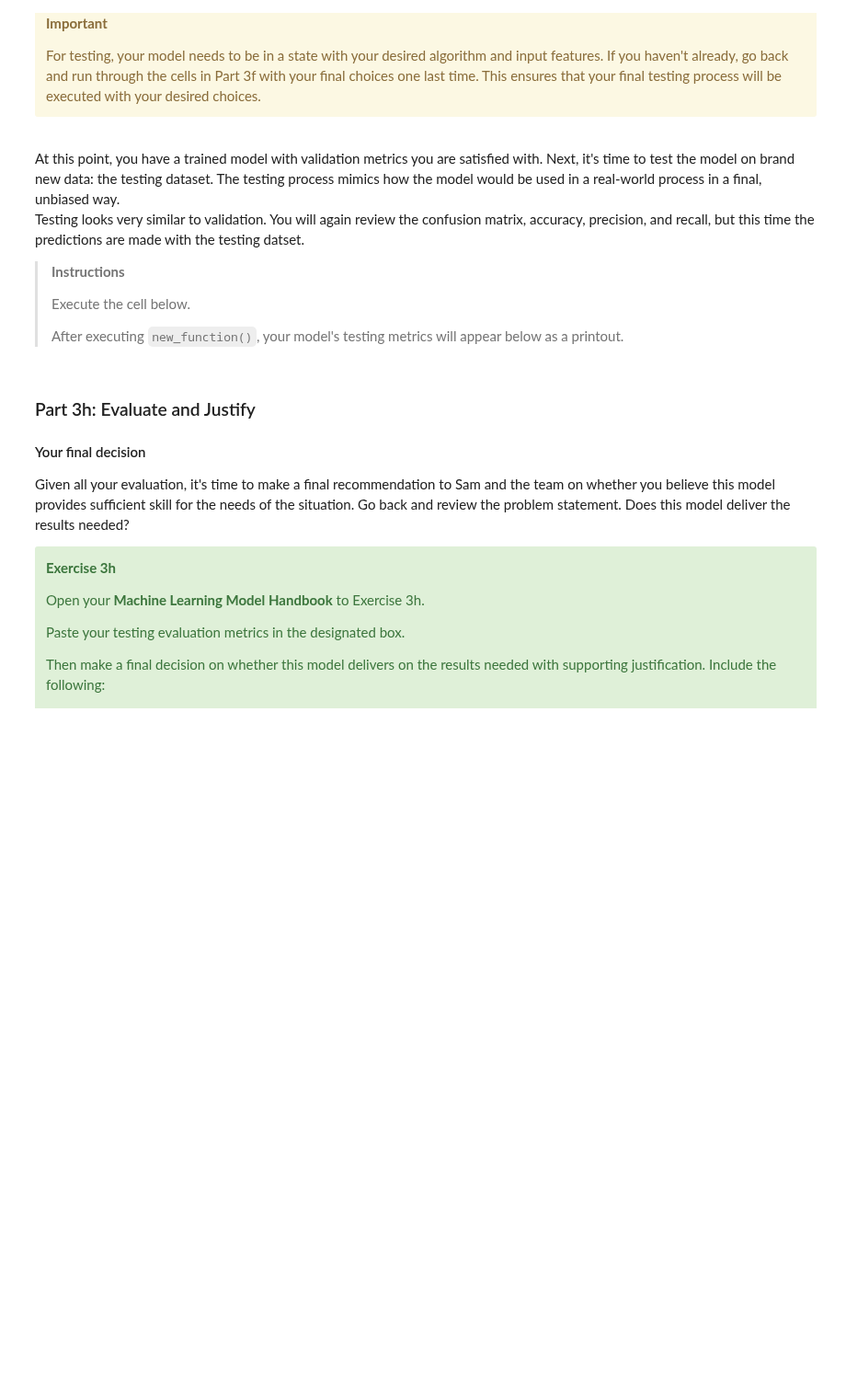
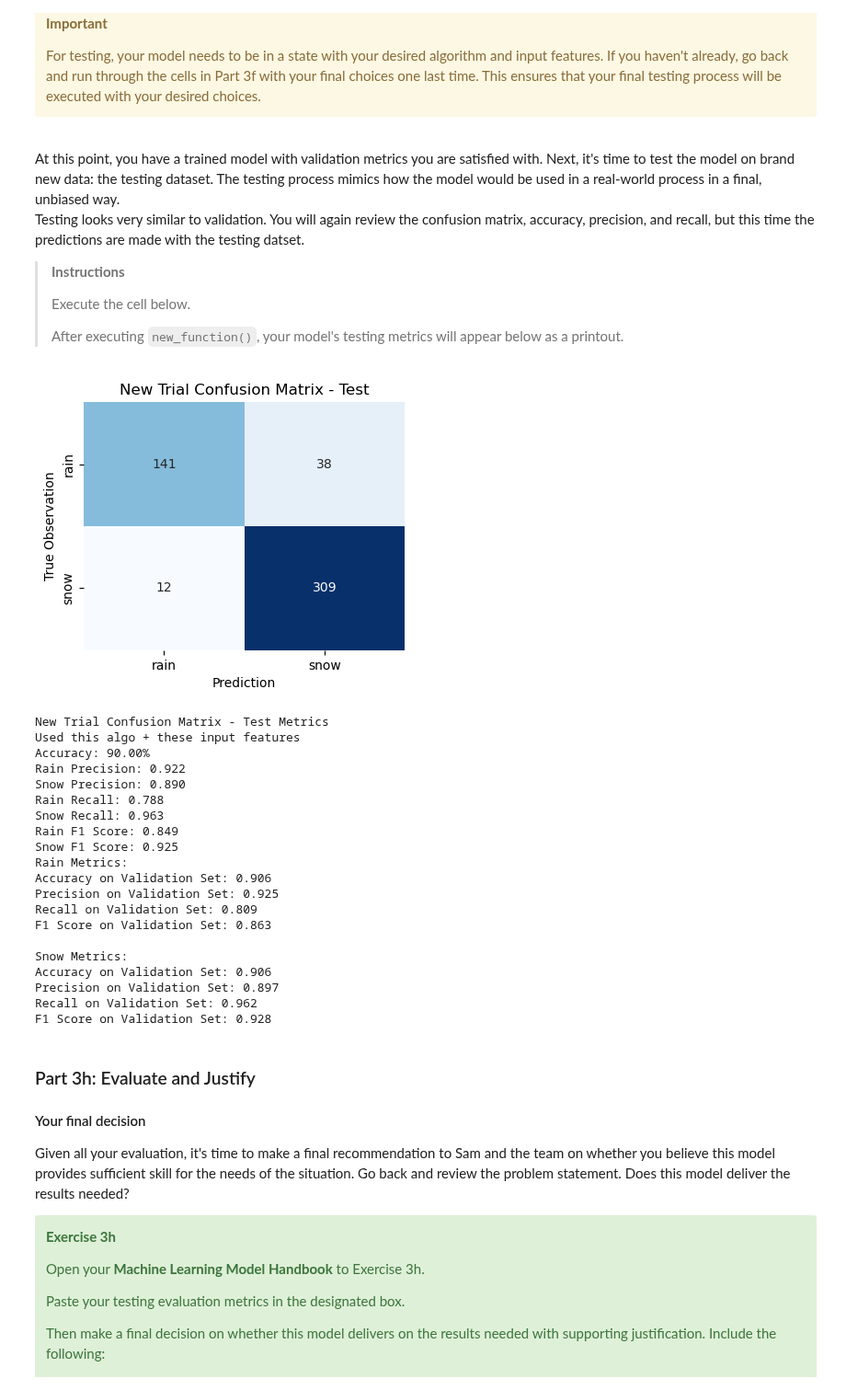
Before and after one commit to Unidata/supervised-ml-readiness, a Jupyter notebook: Module2/ptype_ml.ipynb, the cells around one changed output. Shown at 92% size. Cells and saved outputs as stored; diff of their text form; code cells hidden in the pictures; blank space fills up the shorter version.

```diff
--- a/Module2/ptype_ml.ipynb
+++ b/Module2/ptype_ml.ipynb
@@ -599,34 +671,43 @@ Testing looks very similar to validation. You will again review the confusion ma
 >
 > After executing `new_function()`, your model's testing metrics will appear below as a printout.
 # %%
-# Predicting the Validation set results
-y_test_pred = model2.predict(X_test_filtered)
+test_metrics = classification_model_eval(model2, X_test_filtered, y_test, title='New Trial Confusion Matrix - Test')
 
-fig = plot_confusion_matrix(class_labels2,
-                            y_true=y_test,
-                            y_pred=y_test_pred,
-                            title='New Trial Confusion Matrix')
-plt.show()
+# Print metrics for rain
+print("Rain Metrics:")
+print(f"Accuracy on Validation Set: {validation_metrics['accuracy']/100:.3f}")
+print(f"Precision on Validation Set: {validation_metrics['rain_precision']:.3f}")
+print(f"Recall on Validation Set: {validation_metrics['rain_recall']:.3f}")
+print(f"F1 Score on Validation Set: {validation_metrics['rain_f1']:.3f}")
 
-precision, recall, _, _ = precision_recall_fscore_support(y_test, y_test_pred, average=None, labels=['rain', 'snow'])
-accuracy = (accuracy_score(y_test, y_test_pred))*100
-
-print("New Trial Validation Metrics")
-print("Used this algo + these input features")
-print(f"Accuracy: {accuracy:.2f}%")
-print(f"Rain Precision: {precision[0]:.3f}")
-print(f"Snow Precision: {precision[1]:.3f}")
-print(f"Rain Recall: {recall[0]:.3f}")
-print(f"Snow Recall: {recall[1]:.3f}")
-
-# Get various metrics for validation set
-accuracy_val = accuracy_score(y_val, y_pred2)
-precision_val, recall_val, f1_val, _ = precision_recall_fscore_support(y_val, y_pred2, average='binary', pos_label='rain')
-
-print(f"Accuracy on Validation Set: {accuracy_val:.3f}")
-print(f"Precision on Validation Set: {precision_val:.3f}")
-print(f"Recall on Validation Set: {recall_val:.3f}")
-print(f"F1 Score on Validation Set: {f1_val:.3f}")
+# Print metrics for snow
+print("\nSnow Metrics:")
+print(f"Accuracy on Validation Set: {validation_metrics['accuracy']/100:.3f}")
+print(f"Precision on Validation Set: {validation_metrics['snow_precision']:.3f}")
+print(f"Recall on Validation Set: {validation_metrics['snow_recall']:.3f}")
+print(f"F1 Score on Validation Set: {validation_metrics['snow_f1']:.3f}")
+# %% [output]
+[figure, added]
+New Trial Confusion Matrix - Test Metrics
+Used this algo + these input features
+Accuracy: 90.00%
+Rain Precision: 0.922
+Snow Precision: 0.890
+Rain Recall: 0.788
+Snow Recall: 0.963
+Rain F1 Score: 0.849
+Snow F1 Score: 0.925
+Rain Metrics:
+Accuracy on Validation Set: 0.906
+Precision on Validation Set: 0.925
+Recall on Validation Set: 0.809
+F1 Score on Validation Set: 0.863
+
+Snow Metrics:
+Accuracy on Validation Set: 0.906
+Precision on Validation Set: 0.897
+Recall on Validation Set: 0.962
+F1 Score on Validation Set: 0.928
 # %% [markdown]
 ### Part 3h: Evaluate and Justify
 
```
Also changed, not shown: parts of 14 cells of this notebook.
